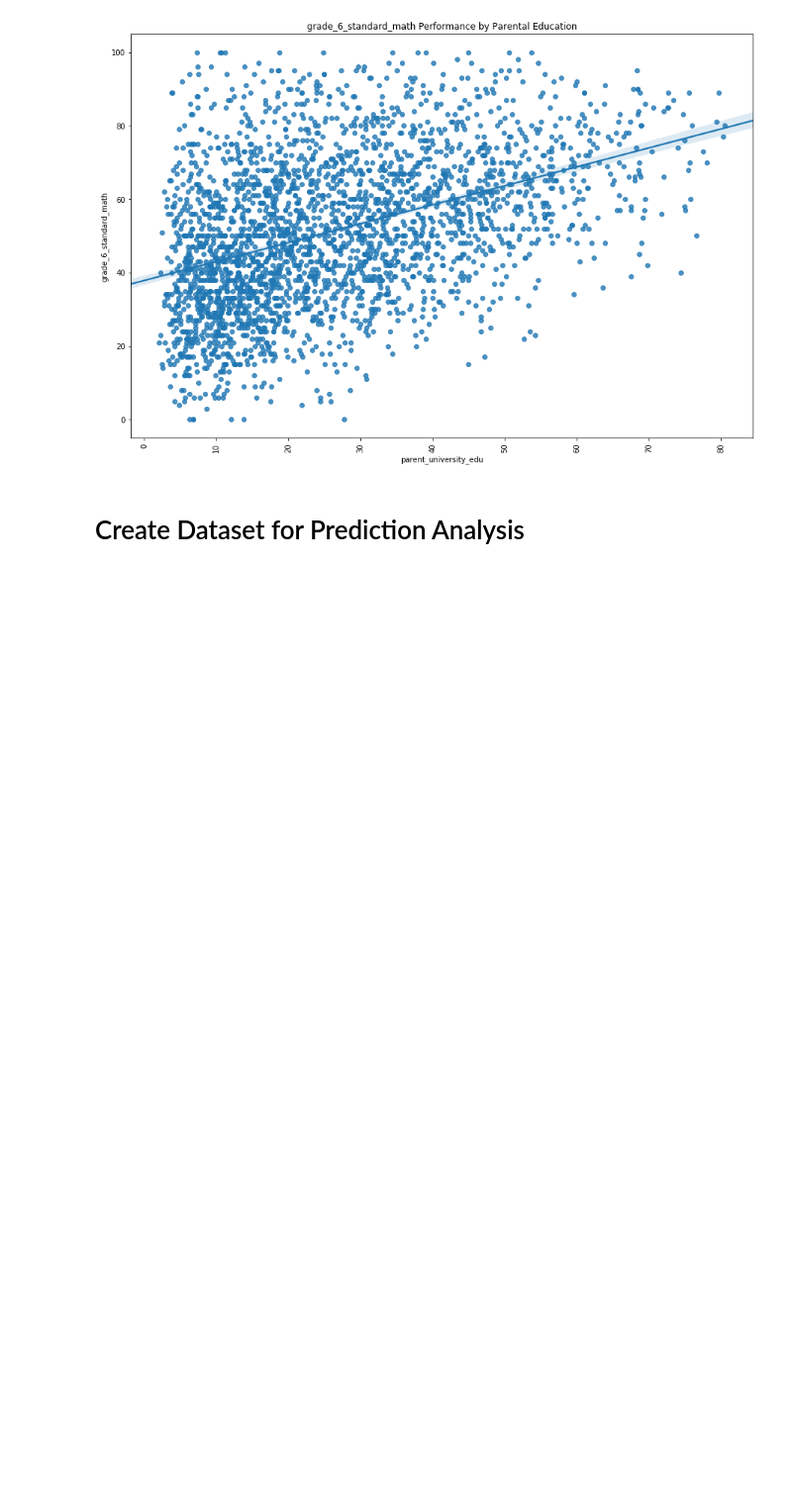
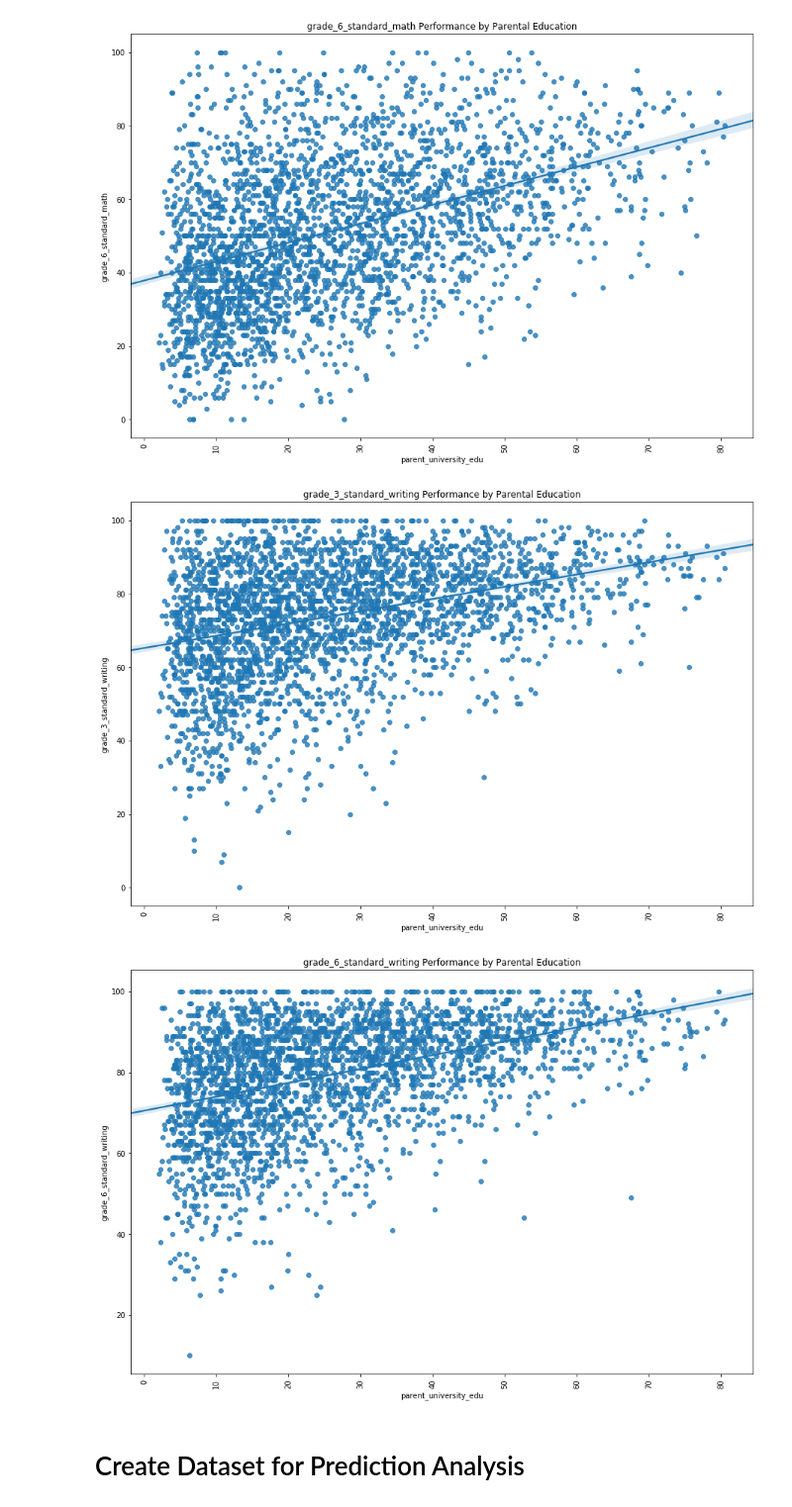
Before and after one commit to jtloong/blog_projects, a Jupyter notebook: ontario_school_stats/data_exploration.ipynb, the cells around one changed output. Shown at 99% size. Cells and saved outputs as stored; diff of their text form; code cells hidden in the pictures; blank space fills up the shorter version.

Commit message:
Added some changes to data viz

```diff
--- a/ontario_school_stats/data_exploration.ipynb
+++ b/ontario_school_stats/data_exploration.ipynb
@@ -85,5 +85,14 @@ for column in ['grade_3_standard_reading', 'grade_3_standard_writing', 'grade_3_
 [figure]
 [figure]
 [figure]
+# %%
+for column in [ 'grade_3_standard_writing', 'grade_6_standard_writing']:
+    plt.figure(figsize=(15,10))
+    plt.title(column + ' Performance by Parental Education')
+    plt.xticks(rotation='vertical')
+    sns.regplot(x='parent_university_edu', y=column, data=data)
+# %% [output]
+[figure, added]
+[figure, added]
 # %% [markdown]
 # Create Dataset for Prediction Analysis
```
